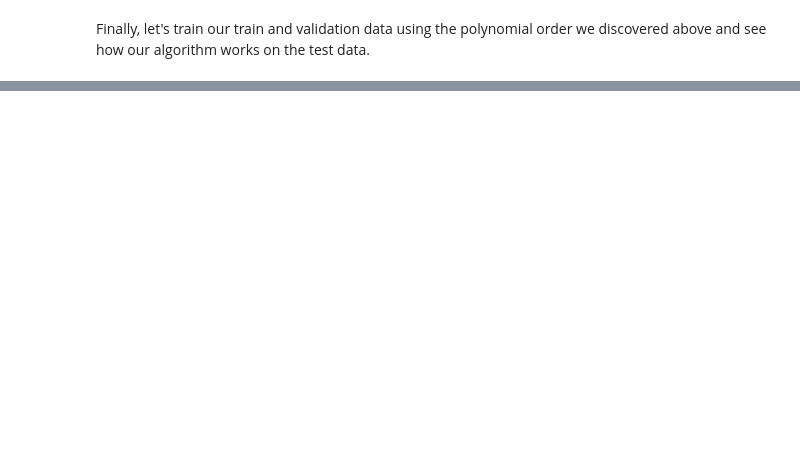
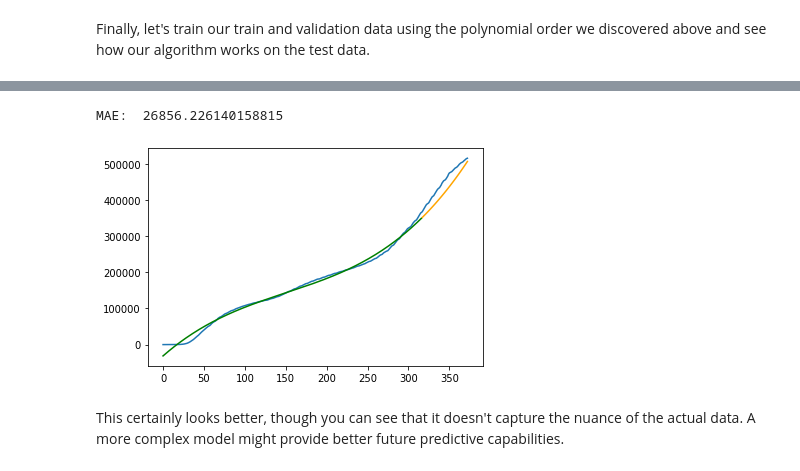
Before and after one commit to kpjaskie/SenSIP21, a Jupyter notebook: 4_Machine_Learning_Regression.ipynb, the cells around one changed output, grey strips where cells are left out. Saved outputs shown, nothing was run; the diff lists cells and outputs as text; code cells hidden in the pictures; blank space fills up the shorter version.

```diff
--- a/4_Machine_Learning_Regression.ipynb
+++ b/4_Machine_Learning_Regression.ipynb
@@ -319,0 +331,25 @@ TypeError: ignored
+# %%
+# Now we can fit ALL the training data to our model
+x_final_train = x[:train_size + val_size]
+y_final_train = y[:train_size + val_size]
+
+test_model = make_pipeline(PolynomialFeatures(best_poly_val), LinearRegression())
+test_model.fit(x_final_train[:, np.newaxis], y_final_train)
+
+# Predict the values for the test data
+y_final_train_hat = test_model.predict(x_final_train[:, np.newaxis])
+y_test_hat = test_model.predict(x_test[:, np.newaxis])
+
+plt.plot(x,y)
+plt.plot(x_final_train, y_final_train_hat, color='green')
+plt.plot(x_test, y_test_hat, color='orange')
+
+# Calculate the error
+# Here, we're using the absolute error as the squared error is very large
+error = mean_absolute_error(y_test, y_test_hat[-y_test.shape[0]:])
+print('MAE: ', error)
+# %% [output]
+MAE:  26856.226140158815
+[figure, added]
+# %% [markdown]
+This certainly looks better, though you can see that it doesn't capture the nuance of the actual data.  A more complex model might provide better future predictive capabilities.
```
Also changed, not shown: parts of 14 cells of this notebook.
